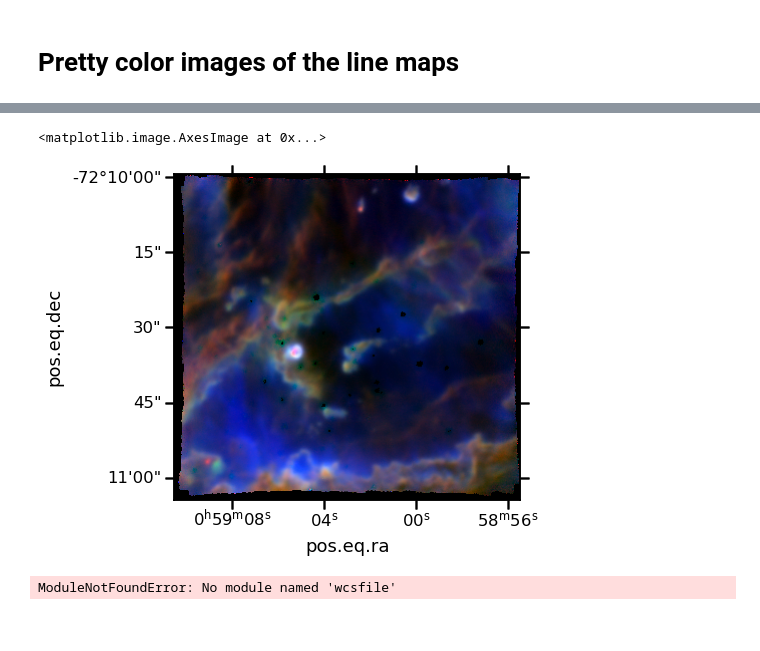
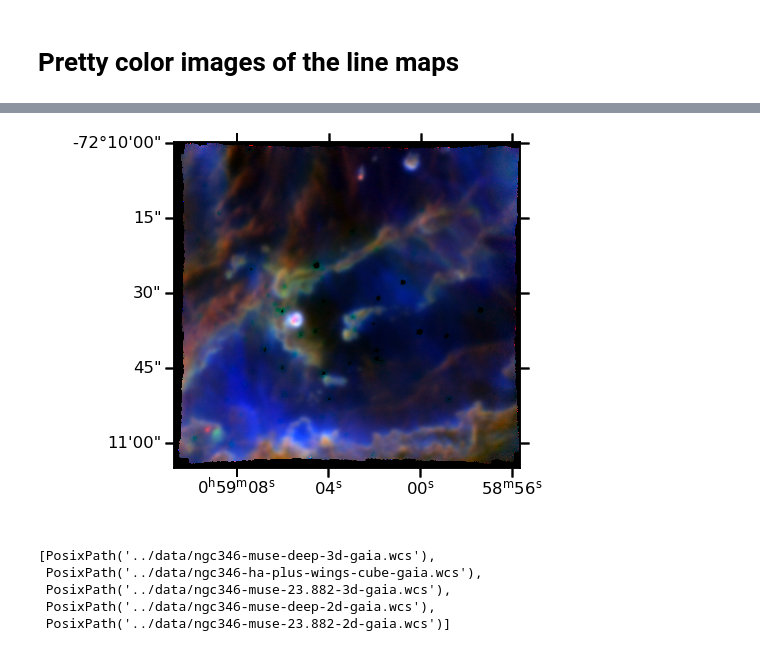
Before and after one commit to will-henney/muse-hii-regions, a Jupyter notebook: notebooks/01-03-pretty-images.ipynb, the cells around one changed output, grey strips where cells are left out. Drawn from its saved outputs; the diff is of its cells as text; code cells hidden in the pictures.

```diff
--- a/notebooks/01-03-pretty-images.ipynb
+++ b/notebooks/01-03-pretty-images.ipynb
@@ -30,7 +36,8 @@ def make_rgb_wcs(chandata):
     chan_images = []
     for chanid, v1, v2 in chandata:
         chan_images.append(load_and_scale_image(chanid, v1, v2))
-    w = WCS(fits.open(datadir / f"ngc346-{chanid}.fits")[HDU].header)
+    w = WCS(wcsfile.read(datadir / "ngc346-muse-deep-2d-gaia.wcs"))
+#    w = WCS(fits.open(datadir / f"ngc346-{chanid}.fits")[HDU].header)
     return chan_images, w
 
 STRETCH = 0.9
@@ -57,9 +66,14 @@ chandata = [
     ["sii-6731-bin01-sum", 0.0, 7000.0],
     ["siii-9069-bin01-sum", 0.0, 6e3],
 ]
-[r, g, b], w = make_rgb_wcs(chandata)
+[r, g, b], wm = make_rgb_wcs(chandata)
 image = make_lupton_rgb(r, g, b, stretch=STRETCH, Q=Q)
 #image = LinearMapping(0.0, 1.0).make_rgb_image(r, g, b)
-fig, ax = plt.subplots(figsize=(8, 6), subplot_kw=dict(projection=w.celestial))
+fig, ax = plt.subplots(figsize=(8, 6), subplot_kw=dict(projection=wm))
 ax.imshow(image)
+ax.set(
+    xlabel=" ",
+    ylabel=" ",
+)
+fig.savefig("../figs/ngc-346-bow-multi-muse-low-ion.pdf");
 # %% [output]
@@ -68,6 +80,9 @@ WARNING: FITSFixedWarning: 'cdfix' made the change 'Success'. [astropy.wcs.wcs]
-<matplotlib.image.AxesImage at 0x...>
-[figure, old version]
+[figure, new version]
 # %%
-import wcsfile
+list(datadir.glob("*.wcs"))
 # %% [output]
-ModuleNotFoundError: No module named 'wcsfile'
+[PosixPath('../data/ngc346-muse-deep-3d-gaia.wcs'),
+ PosixPath('../data/ngc346-ha-plus-wings-cube-gaia.wcs'),
+ PosixPath('../data/ngc346-muse-23.882-3d-gaia.wcs'),
+ PosixPath('../data/ngc346-muse-deep-2d-gaia.wcs'),
+ PosixPath('../data/ngc346-muse-23.882-2d-gaia.wcs')]
```
Also changed, not shown: parts of 8 cells of this notebook, 6 other files.
